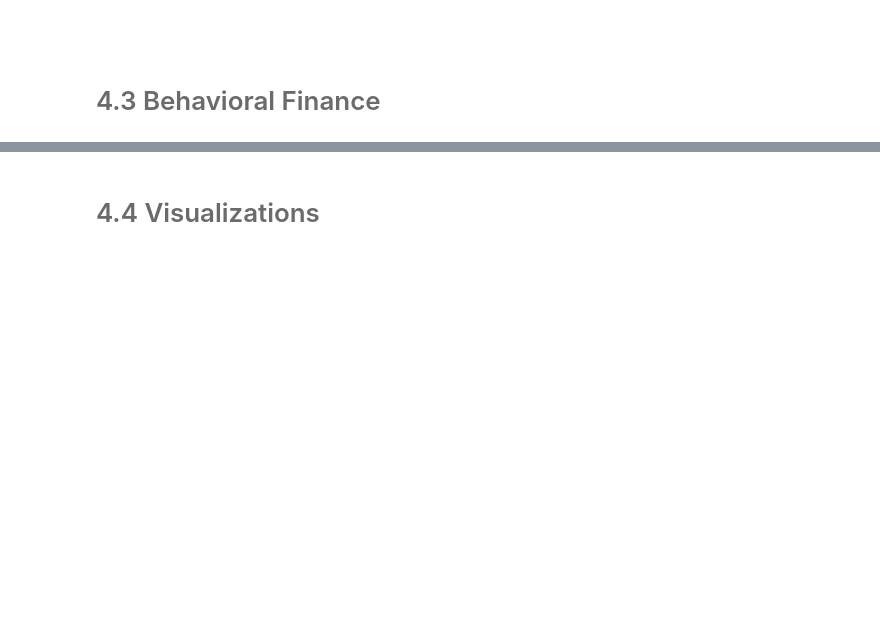
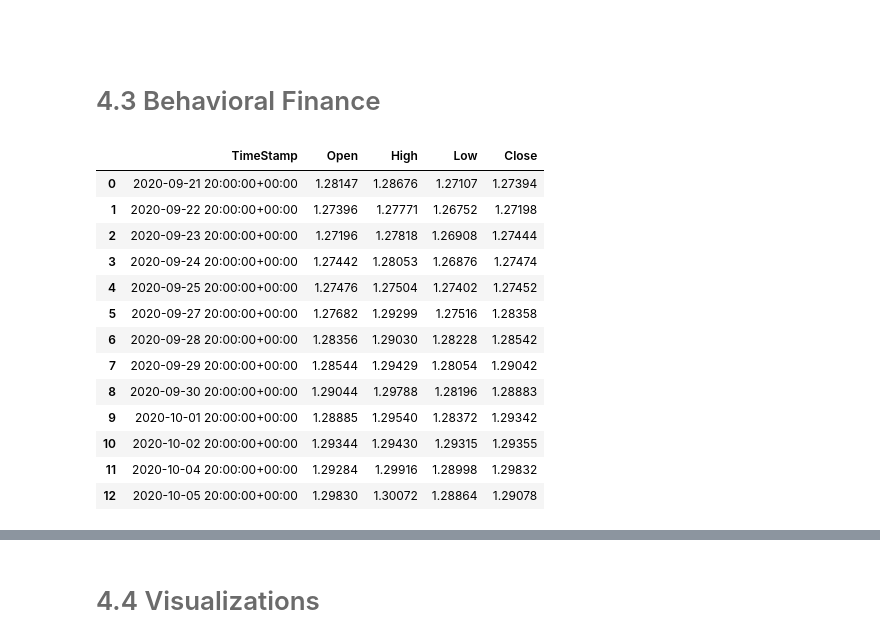
Before and after one commit to lizette98/myst_equipo8_lab3, a Jupyter notebook: notebook.ipynb, the cells around one changed output, grey strips where cells are left out. Saved outputs shown, nothing was run; the diff lists cells and outputs as text; code cells hidden in the pictures; blank space fills up the shorter version.

```diff
--- a/notebook.ipynb
+++ b/notebook.ipynb
@@ -263,3 +278,23 @@ MAD
 <br>
 # %% [markdown]
 # <font color= #6B6B6B> <font size = 5.5> 4.3 Behavioral Finance </font>
+# %%
+# --- 3.1 Descarga de precios
+# Funcion que dio Francisco para descargar los precios
+precios = fn.func_precios(param_data=df_data)
+precios
+# %% [output]
+|  | TimeStamp | Open | High | Low | Close |
+| 0 | 2020-09-21 20:00:00+00:00 | 1.28147 | 1.28676 | 1.27107 | 1.27394 |
+| 1 | 2020-09-22 20:00:00+00:00 | 1.27396 | 1.27771 | 1.26752 | 1.27198 |
+| 2 | 2020-09-23 20:00:00+00:00 | 1.27196 | 1.27818 | 1.26908 | 1.27444 |
+| 3 | 2020-09-24 20:00:00+00:00 | 1.27442 | 1.28053 | 1.26876 | 1.27474 |
+| 4 | 2020-09-25 20:00:00+00:00 | 1.27476 | 1.27504 | 1.27402 | 1.27452 |
+| 5 | 2020-09-27 20:00:00+00:00 | 1.27682 | 1.29299 | 1.27516 | 1.28358 |
+| 6 | 2020-09-28 20:00:00+00:00 | 1.28356 | 1.29030 | 1.28228 | 1.28542 |
+| 7 | 2020-09-29 20:00:00+00:00 | 1.28544 | 1.29429 | 1.28054 | 1.29042 |
+| 8 | 2020-09-30 20:00:00+00:00 | 1.29044 | 1.29788 | 1.28196 | 1.28883 |
+| 9 | 2020-10-01 20:00:00+00:00 | 1.28885 | 1.29540 | 1.28372 | 1.29342 |
+| 10 | 2020-10-02 20:00:00+00:00 | 1.29344 | 1.29430 | 1.29315 | 1.29355 |
+| 11 | 2020-10-04 20:00:00+00:00 | 1.29284 | 1.29916 | 1.28998 | 1.29832 |
+| 12 | 2020-10-05 20:00:00+00:00 | 1.29830 | 1.30072 | 1.28864 | 1.29078 |
```
Also changed, not shown: parts of 8 cells of this notebook, 4 other files.
